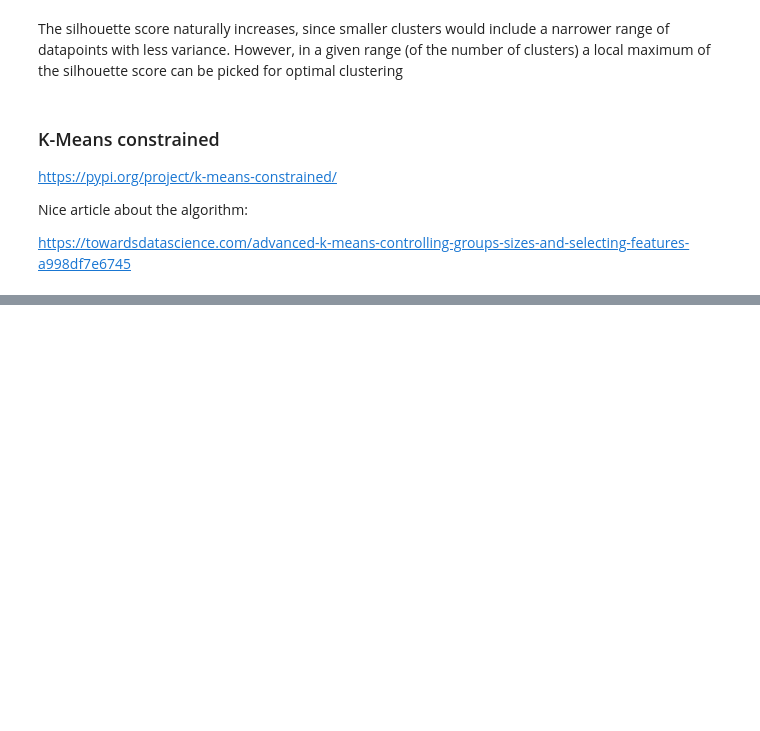
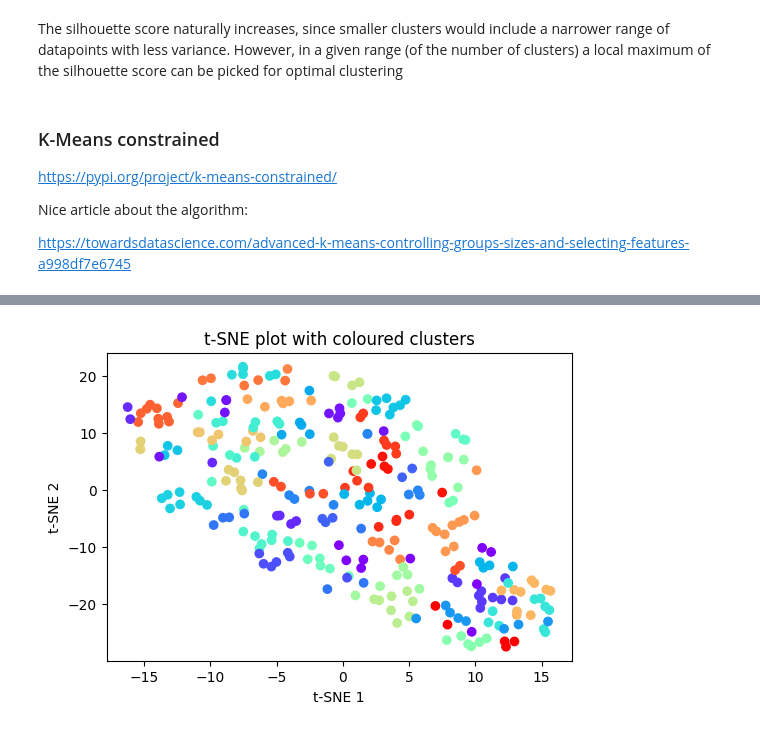
Before and after one commit to WJakubowsk/consultit_elimination, a Jupyter notebook: preprocessing.ipynb, the cells around one changed output, grey strips where cells are left out. Saved outputs shown, nothing was run; the diff lists cells and outputs as text; code cells hidden in the pictures; blank space fills up the shorter version.

Commit message:
Improve comments and add K-Means Constrained tests

```diff
--- a/preprocessing.ipynb
+++ b/preprocessing.ipynb
@@ -172,3 +173,17 @@ https://pypi.org/project/k-means-constrained/
 Nice article about the algorithm:
 
 https://towardsdatascience.com/advanced-k-means-controlling-groups-sizes-and-selecting-features-a998df7e6745
+# %%
+from k_means_constrained import KMeansConstrained
+
+# trial of KMeansConstrained with 40 clusters
+kmc = KMeansConstrained(
+     n_clusters=40,
+     size_min=5,
+     size_max=10,
+     random_state=0
+)
+kmc.fit_predict(decompressed_data)
+
+#print(kmc.cluster_centers_)
+#print(kmc.labels_)
@@ -174,0 +208,12 @@ https://towardsdatascience.com/advanced-k-means-controlling-groups-sizes-and-sel
+# %%
+# t-SNE visualisation with separate colour by cluster
+
+plt.figure(figsize=[6,4])
+
+plt.scatter(tsne_result[:, 0], tsne_result[:, 1], c=kmc.labels_, cmap = 'rainbow')
+plt.title('t-SNE plot with coloured clusters')
+plt.xlabel('t-SNE 1')
+plt.ylabel('t-SNE 2')
+plt.show()
+# %% [output]
+[figure, added]
```
Also changed, not shown: parts of 10 cells of this notebook.
